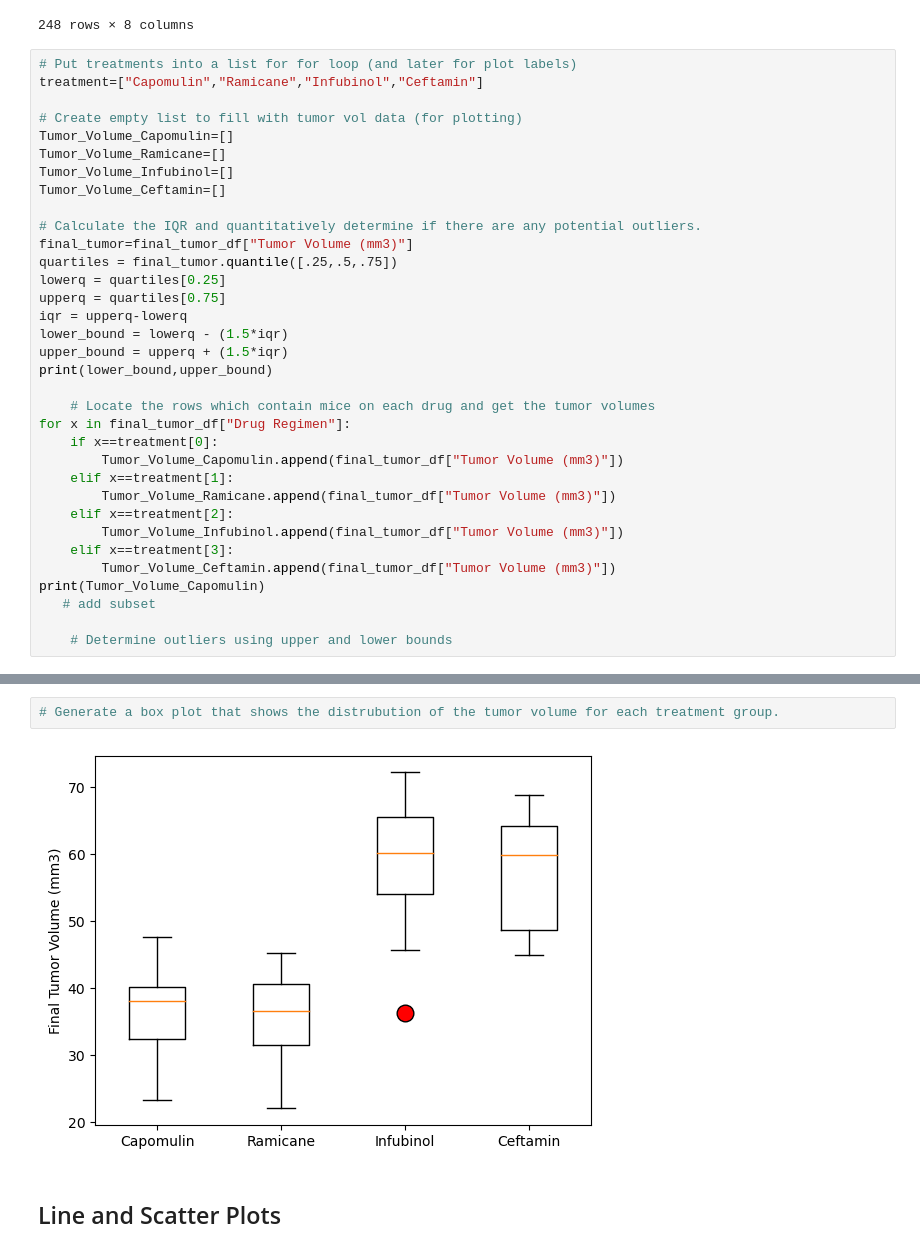
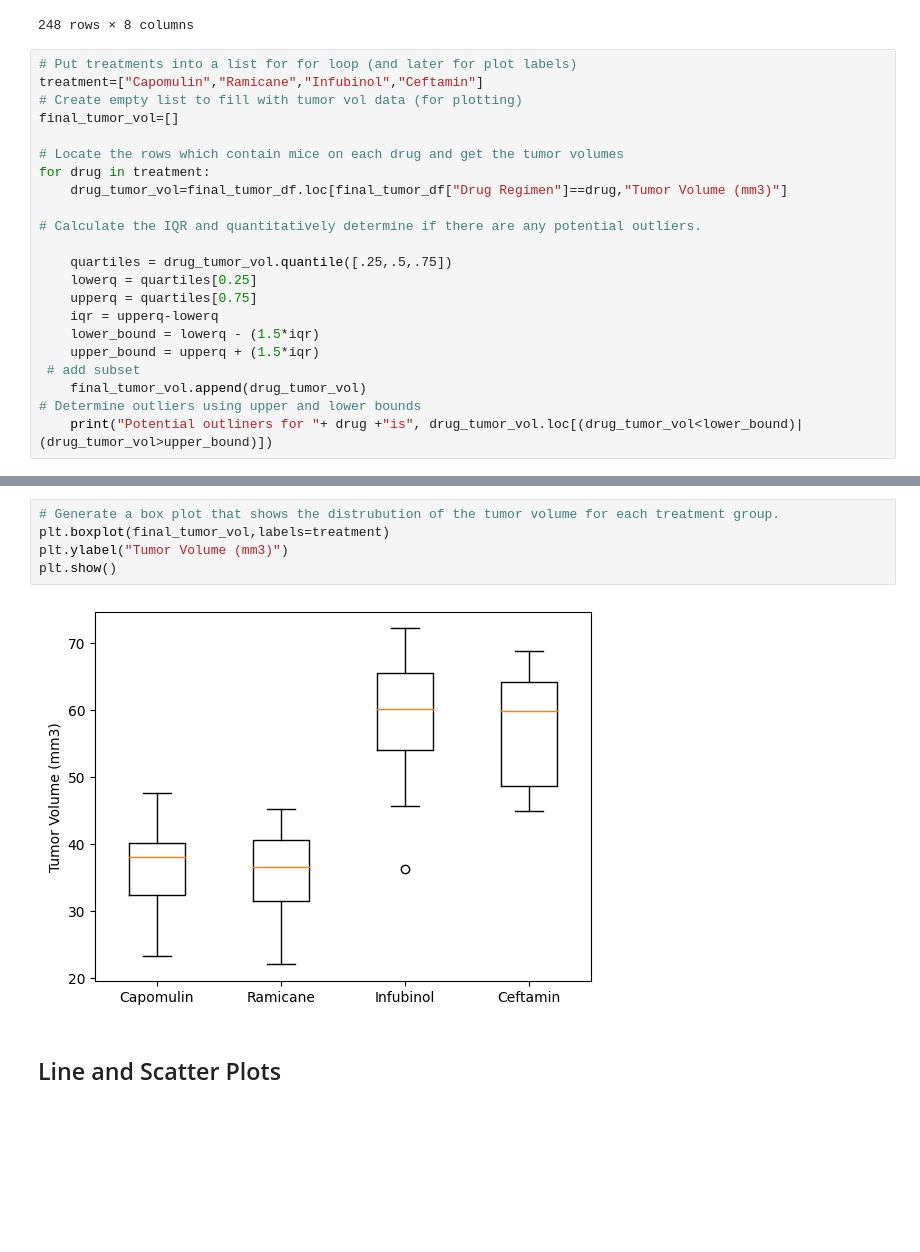
Before and after one commit to guanganalytics/DataVisulization-Challenge, a Jupyter notebook: Pymaceuticals/pymaceuticals_starter.ipynb, the cells around one changed output, grey strips where cells are left out. Drawn from its saved outputs; the diff is of its cells as text; blank space fills up the shorter version.

```diff
--- a/Pymaceuticals/pymaceuticals_starter.ipynb
+++ b/Pymaceuticals/pymaceuticals_starter.ipynb
@@ -213,35 +226,23 @@ final_tumor_df
 # %%
 # Put treatments into a list for for loop (and later for plot labels)
 treatment=["Capomulin","Ramicane","Infubinol","Ceftamin"]
+# Create empty list to fill with tumor vol data (for plotting)
+final_tumor_vol=[]
 
-# Create empty list to fill with tumor vol data (for plotting)
-Tumor_Volume_Capomulin=[]
-Tumor_Volume_Ramicane=[]
-Tumor_Volume_Infubinol=[]
-Tumor_Volume_Ceftamin=[]
+# Locate the rows which contain mice on each drug and get the tumor volumes
+for drug in treatment:
+    drug_tumor_vol=final_tumor_df.loc[final_tumor_df["Drug Regimen"]==drug,"Tumor Volume (mm3)"]
 
 # Calculate the IQR and quantitatively determine if there are any potential outliers.
-final_tumor=final_tumor_df["Tumor Volume (mm3)"]
-quartiles = final_tumor.quantile([.25,.5,.75])
-lowerq = quartiles[0.25]
-upperq = quartiles[0.75]
-iqr = upperq-lowerq
-lower_bound = lowerq - (1.5*iqr)
-upper_bound = upperq + (1.5*iqr)
-print(lower_bound,upper_bound)
 
-    # Locate the rows which contain mice on each drug and get the tumor volumes
-for x in final_tumor_df["Drug Regimen"]:
-    if x==treatment[0]:
-        Tumor_Volume_Capomulin.append(final_tumor_df["Tumor Volume (mm3)"])
-    elif x==treatment[1]:
-        Tumor_Volume_Ramicane.append(final_tumor_df["Tumor Volume (mm3)"])
-    elif x==treatment[2]:
-        Tumor_Volume_Infubinol.append(final_tumor_df["Tumor Volume (mm3)"])
-    elif x==treatment[3]:
-        Tumor_Volume_Ceftamin.append(final_tumor_df["Tumor Volume (mm3)"])
-print(Tumor_Volume_Capomulin)
-   # add subset
-
-    # Determine outliers using upper and lower bounds
+    quartiles = drug_tumor_vol.quantile([.25,.5,.75])
+    lowerq = quartiles[0.25]
+    upperq = quartiles[0.75]
+    iqr = upperq-lowerq
+    lower_bound = lowerq - (1.5*iqr)
+    upper_bound = upperq + (1.5*iqr)
+ # add subset
+    final_tumor_vol.append(drug_tumor_vol)
+# Determine outliers using upper and lower bounds
+    print("Potential outliners for "+ drug +"is", drug_tumor_vol.loc[(drug_tumor_vol<lower_bound)|(drug_tumor_vol>upper_bound)])
 # %% [output]
@@ -265,7 +254,10 @@ Name: Tumor Volume (mm3), Length: 248, dtype: float64]
 # %%
 # Generate a box plot that shows the distrubution of the tumor volume for each treatment group.
+plt.boxplot(final_tumor_vol,labels=treatment)
+plt.ylabel("Tumor Volume (mm3)")
+plt.show()
 # %% [output]
-[figure, old version]
+[figure, new version]
 # %% [markdown]
 ## Line and Scatter Plots
 # %%
```
Also changed, not shown: parts of 4 cells of this notebook.
